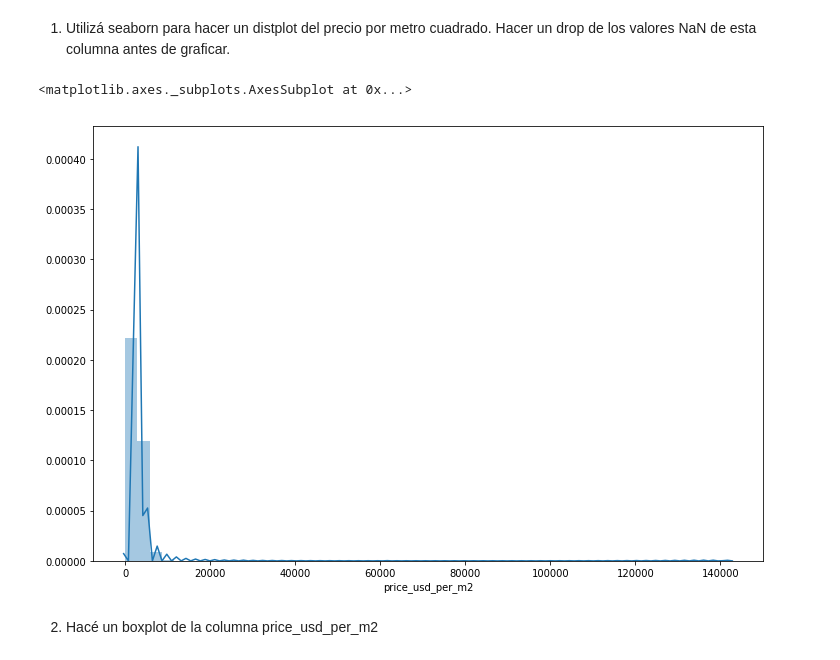
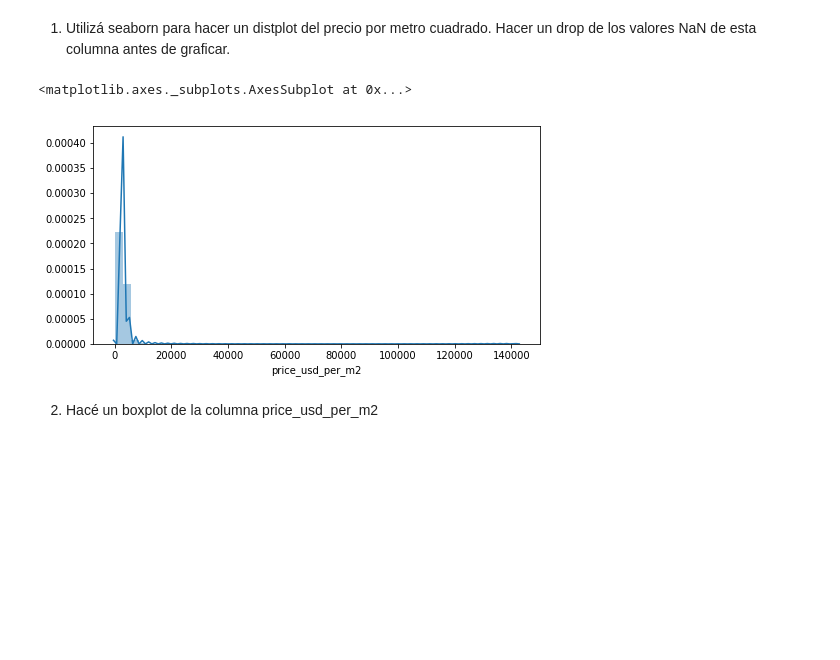
Before and after one commit to mnuclle/DiploDatos, a Jupyter notebook: 00 - Mentorias/2. Mentoria AyCD/Analisis_y_curación.ipynb, the cells around one changed output. Drawn from its saved outputs; the diff is of its cells as text; code cells hidden in the pictures; blank space fills up the shorter version.

```diff
--- a/00 - Mentorias/2. Mentoria AyCD/Analisis_y_curación.ipynb
+++ b/00 - Mentorias/2. Mentoria AyCD/Analisis_y_curación.ipynb
@@ -123,0 +216,4 @@ See the caveats in the documentation: http://pandas.pydata.org/pandas-docs/stabl
+# %%
+filter=['PH','apartment','house']
+df_prop=df[df['property_type'].isin(filter)]
+df_prop.shape
@@ -123,0 +222,9 @@ See the caveats in the documentation: http://pandas.pydata.org/pandas-docs/stabl
+# %%
+def weird(val):
+    if isinstance(val, float):
+        return 0
+    return bad.sequence_weirdness(val)
+
+
+df_prop['place_with_parent_names_weirdness'] = df_prop['place_with_parent_names'].apply(weird)
+df_prop[df_prop['place_with_parent_names_weirdness'] > 1]
@@ -277,5 +389 @@ En algunos casos conviene realizar el reemplazo creando columnas, pero esto exig
     -barrio: codificacion numerica
-# %%
-df_place_with_parent_names = pd.DataFrame({'place_with_parent_names':df_prop.place_with_parent_names}, dtype='category')
-df_prop['place_with_parent_names_cod']=df_place_with_parent_names['place_with_parent_names'].cat.codes
-df_prop.head(5)
@@ -333,6 +390,6 @@ df_prop_cod
 # %% [markdown]
 A continuación eliminamos las columnas categóricas, dejando las codificadas:
 # %%
-df_prop_cod=df_prop_cod.drop(['barrio','place_with_parent_names','properati_url'], axis=1)
-df_prop_cod.head(5)
+df_prop=df_prop.drop(['barrio'], axis=1)
+df_prop.head(5)
 # %% [output]
@@ -352,10 +418,11 @@ Vamos a trabajar con price_usd_per_m2. Precios altos pueden corresponderse con g
 1) Utilizá seaborn para hacer un distplot del precio por metro cuadrado.
 Hacer un drop de los valores NaN de esta columna antes de graficar.
 # %%
+plt.figure(figsize=(8,4))
 sns.distplot(df_prop['price_usd_per_m2'].dropna())
 # %% [output]
 <matplotlib.axes._subplots.AxesSubplot at 0x...>
-[figure, old version]
+[figure, new version]
 # %% [markdown]
 2) Hacé un boxplot de la columna price_usd_per_m2
 # %%
```
Also changed, not shown: parts of 75 cells of this notebook.
